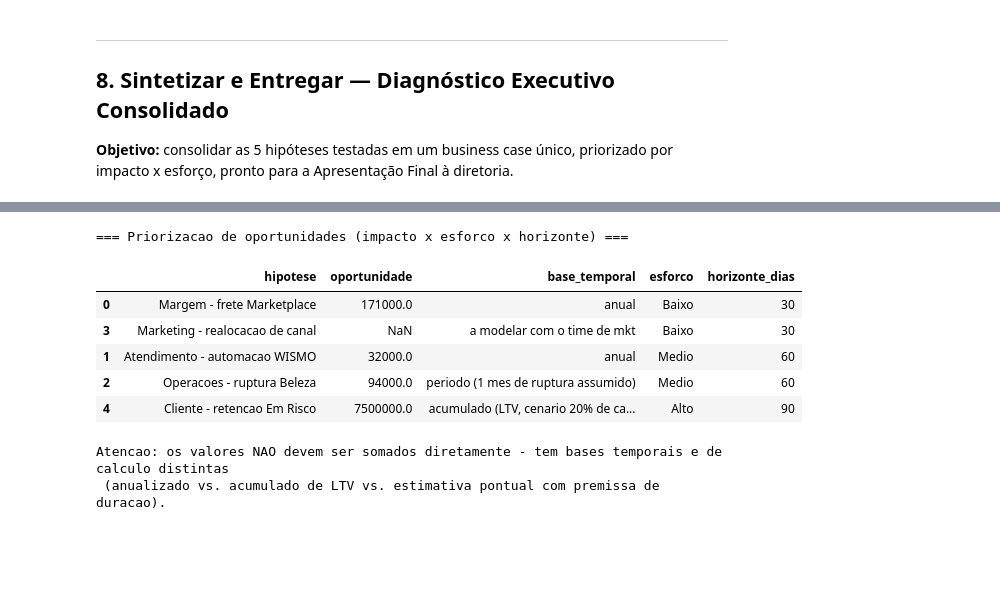
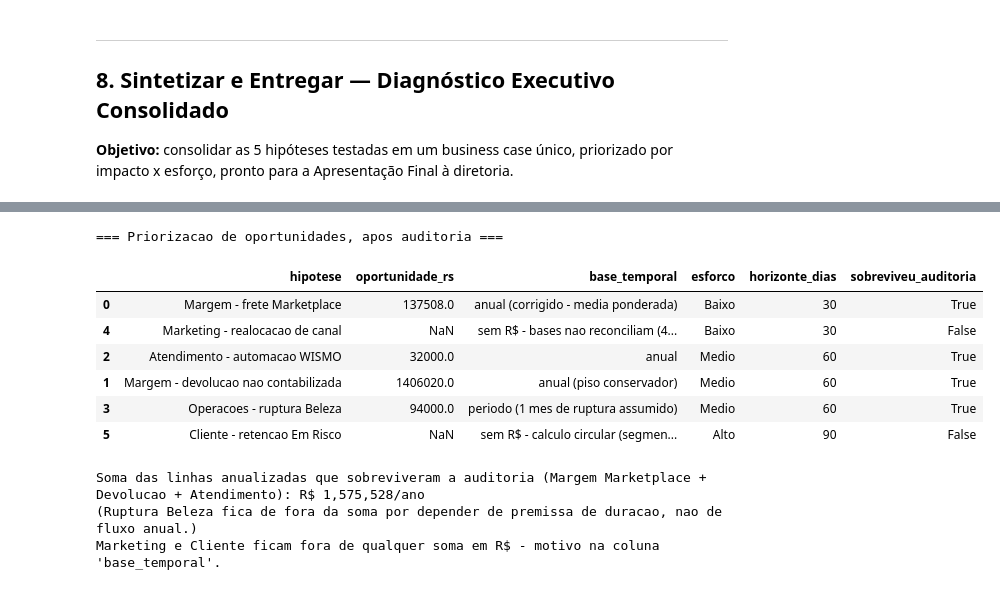
Before and after one commit to anapbatista/BootCamp-EloGroup, a Jupyter notebook: Case_Vertice_AED_Completa.ipynb, the cells around one changed output, grey strips where cells are left out. Saved outputs shown, nothing was run; the diff lists cells and outputs as text; code cells hidden in the pictures; blank space fills up the shorter version.

```diff
--- a/Case_Vertice_AED_Completa.ipynb
+++ b/Case_Vertice_AED_Completa.ipynb
@@ -773,24 +978,29 @@ Cenarios de valor de carteira protegido (taxa de captura = % dos clientes 'Em Ri
 # %%
 oportunidades = pd.DataFrame([
-    {'hipotese': 'Margem - frete Marketplace',      'oportunidade': 171_000, 'base_temporal': 'anual',     'esforco': 'Baixo',  'horizonte_dias': 30},
-    {'hipotese': 'Atendimento - automacao WISMO',    'oportunidade': 32_000,  'base_temporal': 'anual',     'esforco': 'Medio',  'horizonte_dias': 60},
-    {'hipotese': 'Operacoes - ruptura Beleza',       'oportunidade': 94_000,  'base_temporal': 'periodo (1 mes de ruptura assumido)', 'esforco': 'Medio', 'horizonte_dias': 60},
-    {'hipotese': 'Marketing - realocacao de canal',  'oportunidade': None,    'base_temporal': 'a modelar com o time de mkt', 'esforco': 'Baixo', 'horizonte_dias': 30},
-    {'hipotese': 'Cliente - retencao Em Risco',      'oportunidade': 7_500_000, 'base_temporal': 'acumulado (LTV, cenario 20% de captura)', 'esforco': 'Alto', 'horizonte_dias': 90},
+    {'hipotese': 'Margem - frete Marketplace',      'oportunidade_rs': 137_508, 'base_temporal': 'anual (corrigido - media ponderada)', 'esforco': 'Baixo', 'horizonte_dias': 30, 'sobreviveu_auditoria': True},
+    {'hipotese': 'Margem - devolucao nao contabilizada', 'oportunidade_rs': 1_406_020, 'base_temporal': 'anual (piso conservador)', 'esforco': 'Medio', 'horizonte_dias': 60, 'sobreviveu_auditoria': True},
+    {'hipotese': 'Atendimento - automacao WISMO',    'oportunidade_rs': 32_000,  'base_temporal': 'anual', 'esforco': 'Medio', 'horizonte_dias': 60, 'sobreviveu_auditoria': True},
+    {'hipotese': 'Operacoes - ruptura Beleza',       'oportunidade_rs': 94_000,  'base_temporal': 'periodo (1 mes de ruptura assumido)', 'esforco': 'Medio', 'horizonte_dias': 60, 'sobreviveu_auditoria': True},
+    {'hipotese': 'Marketing - realocacao de canal',  'oportunidade_rs': None,    'base_temporal': 'sem R$ - bases nao reconciliam (400% / 16.7x)', 'esforco': 'Baixo', 'horizonte_dias': 30, 'sobreviveu_auditoria': False},
+    {'hipotese': 'Cliente - retencao Em Risco',      'oportunidade_rs': None,    'base_temporal': 'sem R$ - calculo circular (segmento definido por LTV)', 'esforco': 'Alto', 'horizonte_dias': 90, 'sobreviveu_auditoria': False},
 ])
 oportunidades = oportunidades.sort_values('horizonte_dias')
-print("=== Priorizacao de oportunidades (impacto x esforco x horizonte) ===")
+print("=== Priorizacao de oportunidades, apos auditoria ===")
 display(oportunidades)
 
-print("\nAtencao: os valores NAO devem ser somados diretamente - tem bases temporais e de calculo distintas")
-print(" (anualizado vs. acumulado de LTV vs. estimativa pontual com premissa de duracao).")
+soma_defensavel = oportunidades.loc[oportunidades['sobreviveu_auditoria'] & (oportunidades['base_temporal'].str.startswith('anual')), 'oportunidade_rs'].sum()
+print(f"\nSoma das linhas anualizadas que sobreviveram a auditoria (Margem Marketplace + Devolucao + Atendimento): R$ {soma_defensavel:,.0f}/ano")
+print("(Ruptura Beleza fica de fora da soma por depender de premissa de duracao, nao de fluxo anual.)")
+print("Marketing e Cliente ficam fora de qualquer soma em R$ - motivo na coluna 'base_temporal'.")
 # %% [output]
-=== Priorizacao de oportunidades (impacto x esforco x horizonte) ===
+=== Priorizacao de oportunidades, apos auditoria ===
-|  | hipotese | oportunidade | base_temporal | esforco | horizonte_dias |
-| 0 | Margem - frete Marketplace | 171000.0 | anual | Baixo | 30 |
-| 3 | Marketing - realocacao de canal | NaN | a modelar com o time de mkt | Baixo | 30 |
-| 1 | Atendimento - automacao WISMO | 32000.0 | anual | Medio | 60 |
-| 2 | Operacoes - ruptura Beleza | 94000.0 | periodo (1 mes de ruptura assumido) | Medio | 60 |
-| 4 | Cliente - retencao Em Risco | 7500000.0 | acumulado (LTV, cenario 20% de ca... | Alto | 90 |
+|  | hipotese | oportunidade_rs | base_temporal | esforco | horizonte_dias | sobreviveu_auditoria |
+| 0 | Margem - frete Marketplace | 137508.0 | anual (corrigido - media ponderada) | Baixo | 30 | True |
+| 4 | Marketing - realocacao de canal | NaN | sem R$ - bases nao reconciliam (4... | Baixo | 30 | False |
+| 2 | Atendimento - automacao WISMO | 32000.0 | anual | Medio | 60 | True |
+| 1 | Margem - devolucao nao contabilizada | 1406020.0 | anual (piso conservador) | Medio | 60 | True |
+| 3 | Operacoes - ruptura Beleza | 94000.0 | periodo (1 mes de ruptura assumido) | Medio | 60 | True |
+| 5 | Cliente - retencao Em Risco | NaN | sem R$ - calculo circular (segmen... | Alto | 90 | False |
-Atencao: os valores NAO devem ser somados diretamente - tem bases temporais e de calculo distintas
- (anualizado vs. acumulado de LTV vs. estimativa pontual com premissa de duracao).
+Soma das linhas anualizadas que sobreviveram a auditoria (Margem Marketplace + Devolucao + Atendimento): R$ 1,575,528/ano
+(Ruptura Beleza fica de fora da soma por depender de premissa de duracao, nao de fluxo anual.)
+Marketing e Cliente ficam fora de qualquer soma em R$ - motivo na coluna 'base_temporal'.
```
Also changed, not shown: parts of 38 cells of this notebook.
